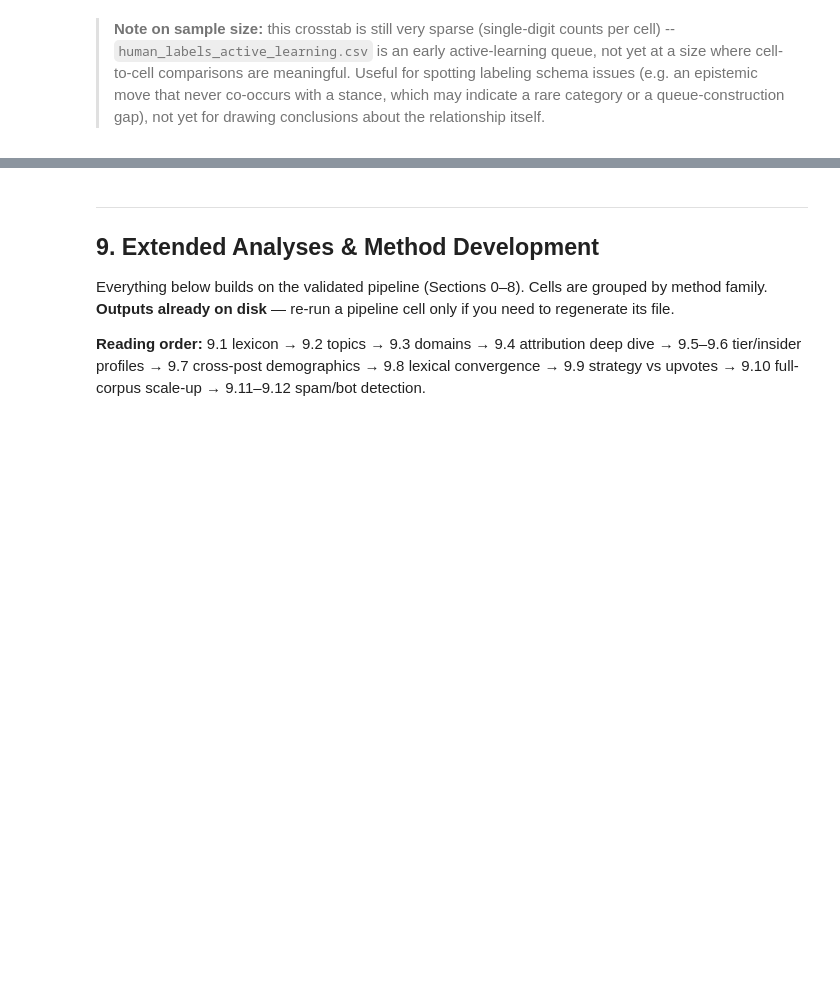
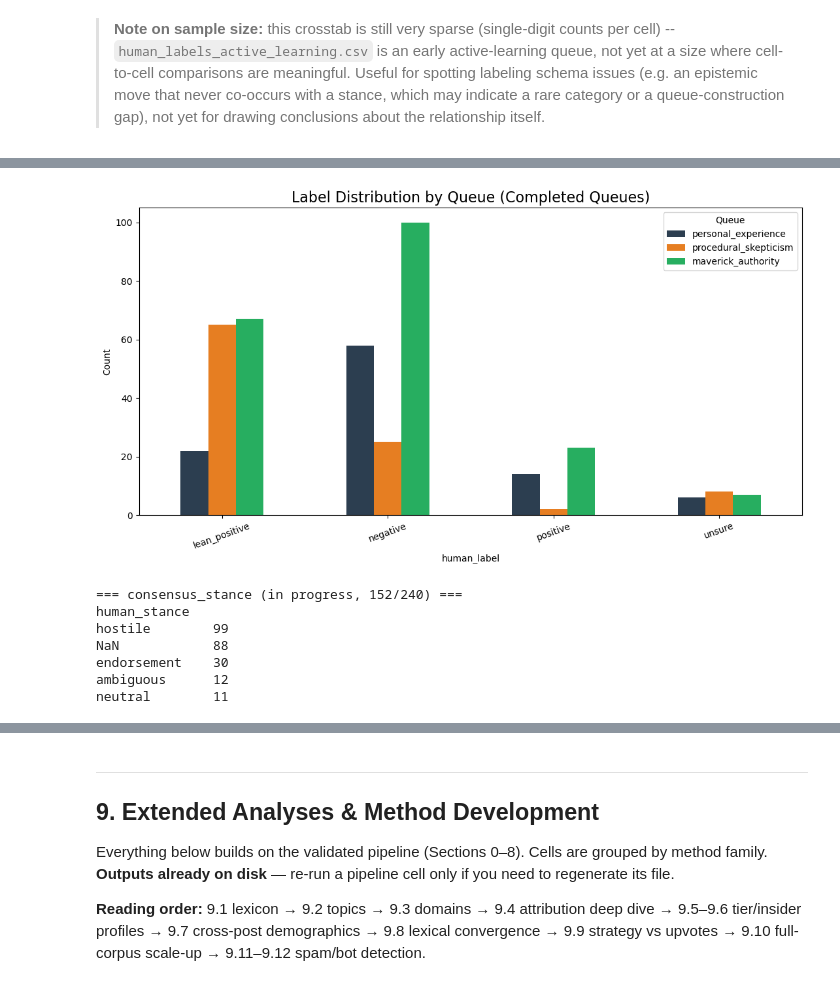
Before and after one commit to humanathema/ConspiracyComments, a Jupyter notebook: ConspiracyMaster_Refactored.ipynb, the cells around one changed output, grey strips where cells are left out. Cells and saved outputs as stored; diff of their text form; code cells hidden in the pictures; blank space fills up the shorter version.

```diff
--- a/ConspiracyMaster_Refactored.ipynb
+++ b/ConspiracyMaster_Refactored.ipynb
@@ -1696,0 +1734,23 @@ viz.plot_epistemic_stance_heatmap(matrix)
+# %%
+COMPLETE_QUEUES = ['personal_experience', 'procedural_skepticism', 'maverick_authority']
+dist_by_queue = {}
+for queue_name in COMPLETE_QUEUES:
+    label_col, path = HITL_QUEUES[queue_name]
+    df_q = pd.read_csv(path)
+    dist_by_queue[queue_name] = df_q[label_col].value_counts()
+
+viz.plot_hitl_label_distributions(dist_by_queue)
+
+print("=== consensus_stance (in progress, 152/240) ===")
+_, consensus_path = HITL_QUEUES['consensus_stance']
+df_consensus = pd.read_csv(consensus_path)
+print(df_consensus['human_stance'].value_counts(dropna=False).to_string())
+# %% [output]
+[figure, added]
+=== consensus_stance (in progress, 152/240) ===
+human_stance
+hostile        99
+NaN            88
+endorsement    30
+ambiguous      12
+neutral        11
```
Also changed, not shown: parts of 7 cells of this notebook, 2 other files.
